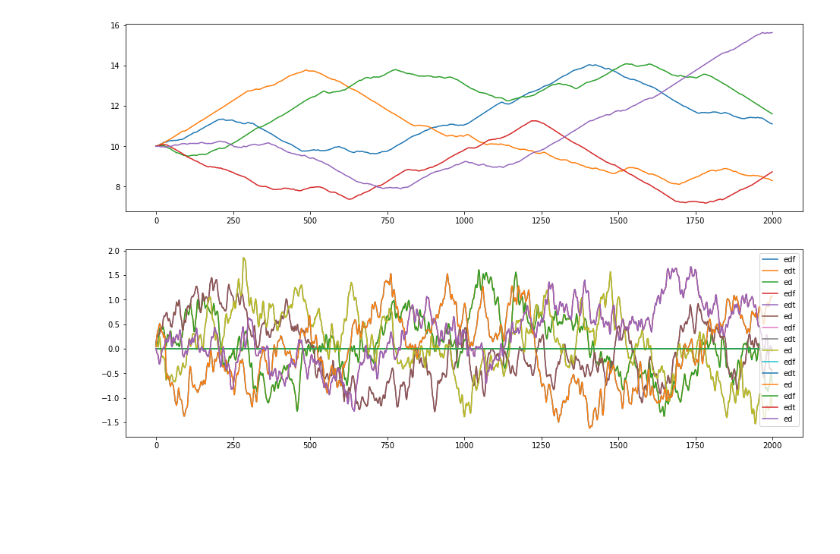
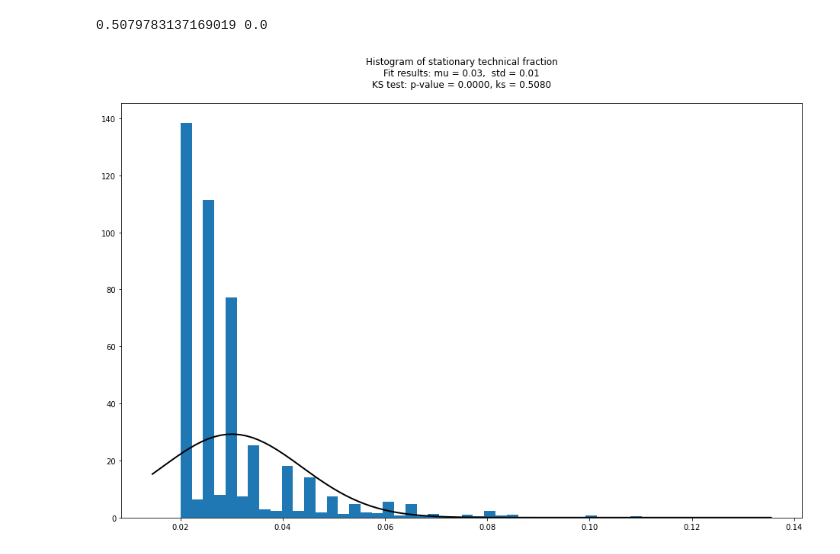
Before and after one commit to ggraziano98/MAS, a Jupyter notebook: analisi dati.ipynb, the cells around one changed output. Drawn from its saved outputs; the diff is of its cells as text; code cells hidden in the pictures; blank space fills up the shorter version.

```diff
--- a/analisi dati.ipynb
+++ b/analisi dati.ipynb
@@ -37,19 +91,59 @@ n, bins, patches = plt.hist(final_price_series, 100)
+# %%
+fraction_series = pd.Series(dtype=float)
+for df in df_list:
+    fraction_series = fraction_series.append(df.technical_fraction[800:])
+
+fig , ax = plt.subplots(1,1, figsize=(16, 10))
+array = fraction_series.to_numpy()
+mu, std = norm.fit(array)
+
+ks_statistic, p_value = kstest(array, 'norm')
+print(ks_statistic, p_value)
+
+n, bins, patches = ax.hist(fraction_series, 50, density=True)
+
+xmin, xmax = plt.xlim()
+x = np.linspace(xmin, xmax, 100)
+p = norm.pdf(x, mu, std)
+ax.plot(x, p, 'k', linewidth=2)
+title = "Fit results: mu = %.2f,  std = %.2f" % (mu, std)
+
+ax.set_title(f'Histogram of stationary technical fraction\n' +
+    f'Fit results: mu = {mu:.2f},  std = {std:.2f}\n' +
+    f'KS test: p-value = {p_value:.4f}, ks = {ks_statistic:.4f}\n'
+)
+
+fig.savefig(f'{RESULT_DIR}/immagini/Histogram of stationary technical fraction distribution',facecolor='white', transparent=False)
+# %% [output]
+0.5079783137169019 0.0
+[figure, added]
 # %%
-fig , ax = plt.subplots(2,1, figsize=(16, 10))
 
-for model_df in df_list:
+# for model_df in df_list:
 
-    edt = (model_df.tech_optimists - model_df.tech_pessimists) * CONST['tc']  # excess technical demand
-    edf = model_df.nf * CONST['gamma'] * (CONST['pf'] - model_df.price)
+#     edt = (model_df.tech_optimists - model_df.tech_pessimists) * CONST['tc']  # excess technical demand
+#     edf = model_df.nf * CONST['gamma'] * (CONST['pf'] - model_df.price)
 
-    model_df["edt"] = edt
-    model_df["edf"] = edf
-    model_df["ed"]  = edt + edf
+#     model_df["edt"] = edt
+#     model_df["edf"] = edf
+#     model_df["ed"]  = edt + edf
 
-    ax[0].plot(model_df.price)
-    ax[1].plot(model_df.edf, label="edf")
-    ax[1].plot(model_df.edt, label="edt")
-    ax[1].plot(model_df.ed, label="ed")
-    ax[1].legend()
+#     fig , ax = plt.subplots(2,1, figsize=(16, 10))
+#     ax[0].plot(model_df.price)
+#     ax[1].plot(model_df.edf, label="edf")
+#     ax[1].plot(model_df.edt, label="edt")
+#     ax[1].plot(model_df.ed, label="ed")
+#     ax[1].legend()
+# for model_df in df_list:
+#     ept = (CONST['r'] + model_df.slope / CONST['v2']) / model_df.price - CONST['R']
+#     epf = CONST['s'] * abs((model_df.price - CONST['pf']) / model_df.price)
+
+#     U = CONST['a3'] * (ept - epf)
+#     p_transition = CONST['v2'] * model_df.tech_optimists / CONST['N'] * np.exp(U) * CONST['DT']
+#     fig, ax = plt.subplots(2, 1, figsize=(16,10))
+
+#     ax[0].plot(p_transition)
+#     ax[1].plot(ept, label="ept")
+#     ax[1].plot(epf, label="epf")
+#     ax[1].plot(U, label="U")
+#     ax[1].legend()
-# %% [output]
-[figure, removed]
```
Also changed, not shown: parts of 7 cells of this notebook, 3 other files.
